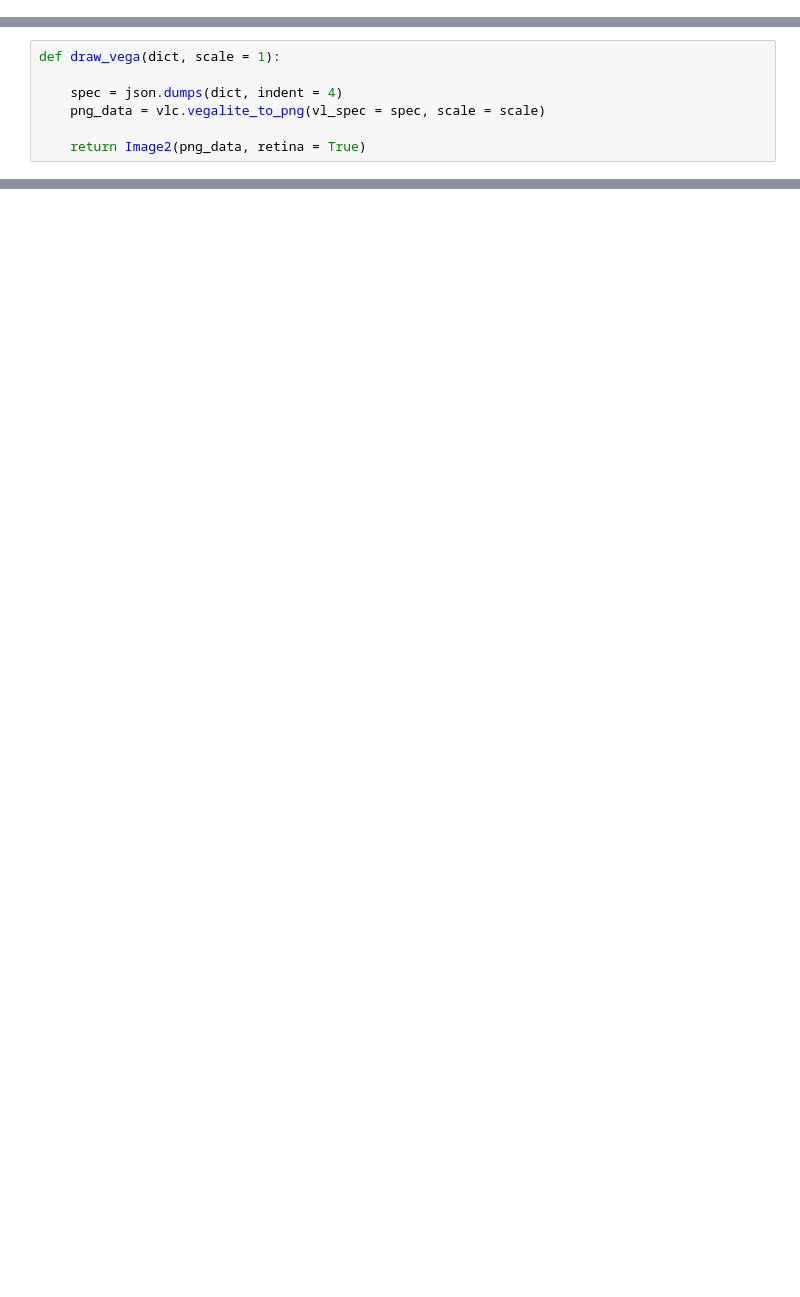
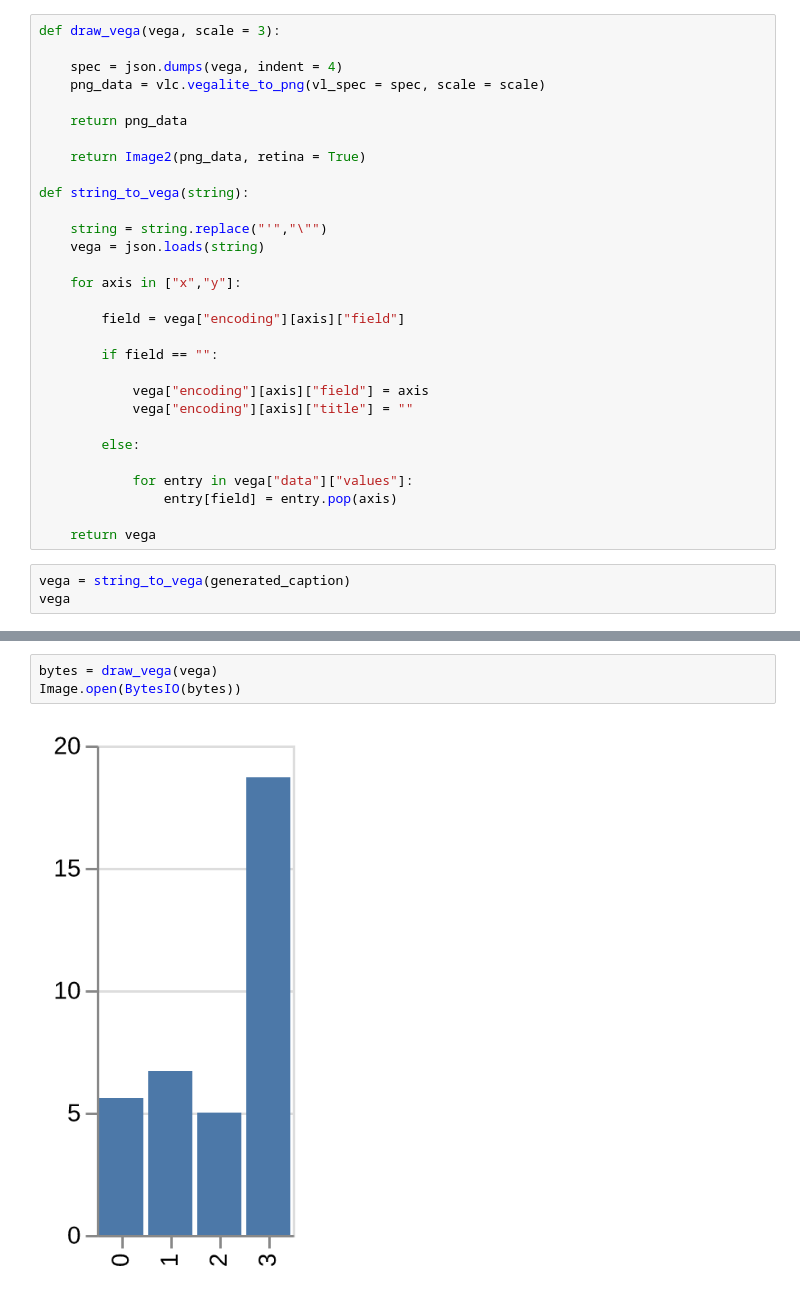
Before and after one commit to LIA-DiTella/visdecode, a Jupyter notebook: framework.ipynb, the cells around one changed output, grey strips where cells are left out. Saved outputs shown, nothing was run; the diff lists cells and outputs as text; blank space fills up the shorter version.

```diff
--- a/framework.ipynb
+++ b/framework.ipynb
@@ -17,0 +51,33 @@ image = Image.open("dataset/test/82.png")
+# %%
+def draw_vega(vega, scale = 3):
+
+    spec = json.dumps(vega, indent = 4)
+    png_data = vlc.vegalite_to_png(vl_spec = spec, scale = scale)
+
+    return png_data
+
+    return Image2(png_data, retina = True)
+
+def string_to_vega(string):
+
+    string = string.replace("'","\"")
+    vega = json.loads(string)
+
+    for axis in ["x","y"]:
+
+        field = vega["encoding"][axis]["field"]
+
+        if field == "":
+
+            vega["encoding"][axis]["field"] = axis
+            vega["encoding"][axis]["title"] = ""
+
+        else:
+
+            for entry in vega["data"]["values"]:
+                entry[field] = entry.pop(axis)
+
+    return vega
+# %%
+vega = string_to_vega(generated_caption)
+vega
@@ -141,7 +105,0 @@ def merge_dicts(dict1, dict2):
-# %%
-def draw_vega(dict, scale = 1):
-
-    spec = json.dumps(dict, indent = 4)
-    png_data = vlc.vegalite_to_png(vl_spec = spec, scale = scale)
-
-    return Image2(png_data, retina = True)
@@ -165,0 +108,5 @@ vlc.vegalite_to_svg(vega_dict)
+# %%
+bytes = draw_vega(vega)
+Image.open(BytesIO(bytes))
+# %% [output]
+[figure, added]
```
Also changed, not shown: parts of 25 cells of this notebook, 1 other file.
